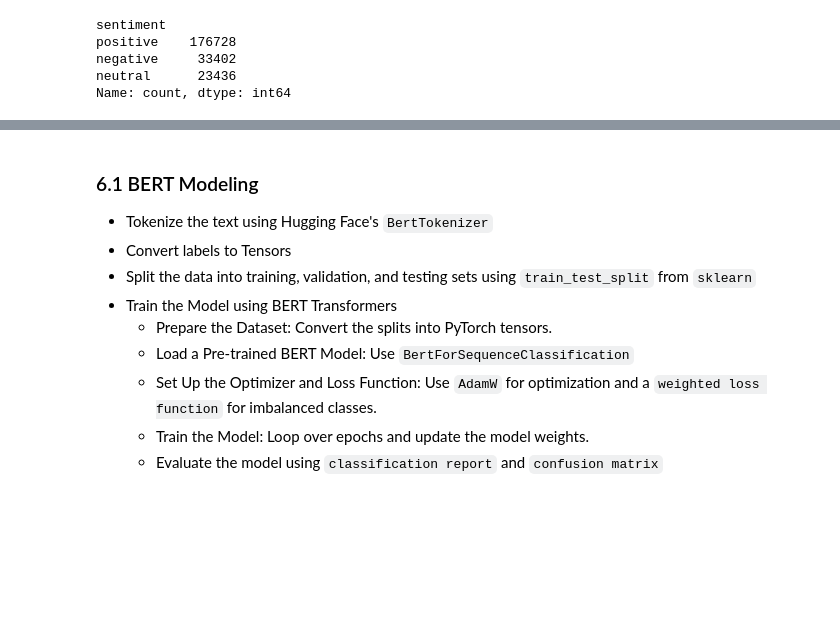
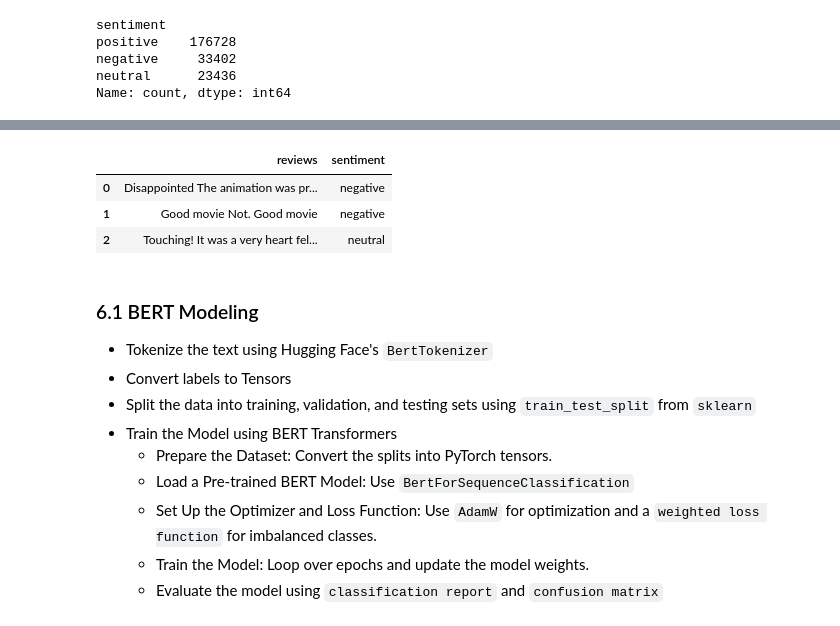
Before and after one commit to WambuiMunene/Group_1_Capstone_Project, a Jupyter notebook: index_BERT.ipynb, the cells around one changed output, grey strips where cells are left out. Cells and saved outputs as stored; diff of their text form; code cells hidden in the pictures; blank space fills up the shorter version.

Commit message:
Trained the first iteration of a BERT model

```diff
--- a/index_BERT.ipynb
+++ b/index_BERT.ipynb
@@ -1983,0 +1986,33 @@ Name: count, dtype: int64
+# %%
+
+
+# Separate the data into positive, neutral, and negative sentiment groups
+negative = new_bert[new_bert['sentiment'] == 'negative']
+neutral = new_bert[new_bert['sentiment'] == 'neutral']
+positive = new_bert[new_bert['sentiment'] == 'positive']
+
+# balance the positive sentiments to 50000
+
+# Check class sizes before undersampling
+print("Class sizes before undersampling:")
+print(f"Negative: {len(negative)}, Neutral: {len(neutral)}, Positive: {len(positive)}")
+
+# Undersample the positive class
+positive_undersampled = resample(positive,
+                                       replace=False,
+                                       n_samples=50000, # Target size for positive class
+                                       random_state=42)
+
+# Combine the balanced classes
+bal_data = pd.concat([negative, neutral, positive_undersampled])
+
+# Shuffle the dataset
+bal_data = bal_data.sample(frac=1, random_state=42).reset_index(drop=True)
+
+# Check class sizes after undersampling
+print("Class sizes after undersampling:")
+print(bal_data['sentiment'].value_counts())
+positive_undersampled = resample(positive,
+                                       replace=False,
+                                       n_samples=50000, # Target size for positive class
+                                       random_state=42)
@@ -1984,3 +2028,10 @@ Name: count, dtype: int64
+# %%
+bal_data.head(3)
+# %% [output]
+|  | reviews | sentiment |
+| 0 | Disappointed The animation was pr... | negative |
+| 1 | Good movie Not. Good movie | negative |
+| 2 | Touching! It was a very heart fel... | neutral |
 # %% [markdown]
 ### 6.1 BERT Modeling
 - Tokenize  the text using Hugging Face's `BertTokenizer`
```
Also changed, not shown: parts of 6 cells of this notebook.
